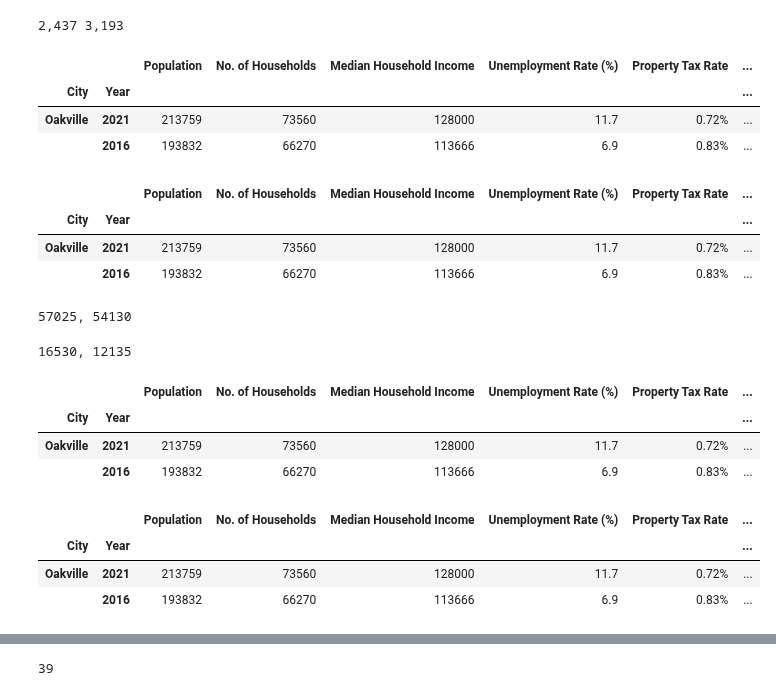
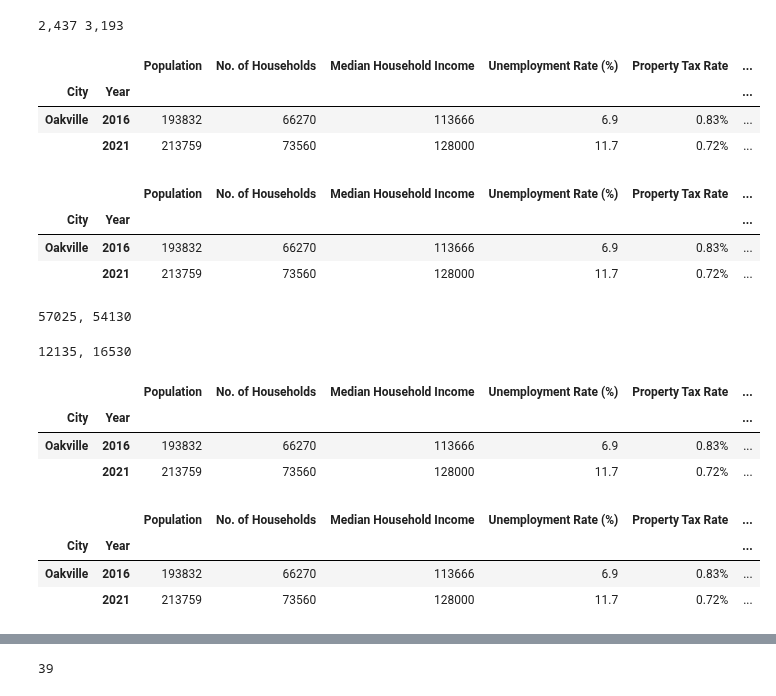
Before and after one commit to MaisieDeGraaf/oakville-housing-analysis, a Jupyter notebook: Code-Pooja/Housing.ipynb, the cells around one changed output, grey strips where cells are left out. Saved outputs shown, nothing was run; the diff lists cells and outputs as text; code cells hidden in the pictures.

```diff
--- a/Code-Pooja/Housing.ipynb
+++ b/Code-Pooja/Housing.ipynb
@@ -288,7 +288,7 @@ avg_rental_2021
 # %% [output]
 '$3,363'
 # %%
-Oakville_df["Average Sale Price"] = [avg_sale_2021, avg_sale_2016]
+Oakville_df["Average Sale Price"] = [avg_sale_2016, avg_sale_2021]
 Oakville_df
 # %% [output]
 |  |  | Population | No. of Households | Median Household Income | Unemployment Rate (%) | Property Tax Rate | ... |
@@ -298,5 +298,5 @@ Oakville_df
 # %%
-Oakville_df["Median Sale Price"] = [med_sale_2021, med_sale_2016]
+Oakville_df["Median Sale Price"] = [med_sale_2016, med_sale_2021]
 Oakville_df
 # %% [output]
 |  |  | Population | No. of Households | Median Household Income | Unemployment Rate (%) | Property Tax Rate | ... |
@@ -306,5 +306,5 @@ Oakville_df
 # %%
-Oakville_df["Average Rental Price"] = [avg_rental_2021, avg_rental_2016]
+Oakville_df["Average Rental Price"] = [avg_rental_2016, avg_rental_2021]
 Oakville_df
 # %% [output]
 |  |  | Population | No. of Households | Median Household Income | Unemployment Rate (%) | Property Tax Rate | ... |
@@ -314,5 +314,5 @@ Oakville_df
 # %%
-Oakville_df["Median Rental Price"] = [med_rental_2021, med_rental_2016]
+Oakville_df["Median Rental Price"] = [med_rental_2016, med_rental_2021]
 Oakville_df
 # %% [output]
 |  |  | Population | No. of Households | Median Household Income | Unemployment Rate (%) | Property Tax Rate | ... |
@@ -382,20 +382,20 @@ new_under_construction_df = print(new_under_construction_2016, new_under_constru
 # %% [output]
 2,437 3,193
 # %%
-Oakville_df["New Builds"] = [new_completed_2021, new_completed_2016]
+Oakville_df["New Builds"] = [new_completed_2016, new_completed_2021]
 Oakville_df
 # %% [output]
 |  |  | Population | No. of Households | Median Household Income | Unemployment Rate (%) | Property Tax Rate | ... |
 | City | Year |  |  |  |  |  | ... |
-| Oakville | 2021 | 213759 | 73560 | 128000 | 11.7 | 0.72% | ... |
-|  | 2016 | 193832 | 66270 | 113666 | 6.9 | 0.83% | ... |
+| Oakville | 2016 | 193832 | 66270 | 113666 | 6.9 | 0.83% | ... |
+|  | 2021 | 213759 | 73560 | 128000 | 11.7 | 0.72% | ... |
 # %%
-Oakville_df["Under Construction"] = [new_under_construction_2021, new_under_construction_2016]
+Oakville_df["Under Construction"] = [new_under_construction_2016, new_under_construction_2021]
 Oakville_df
 # %% [output]
 |  |  | Population | No. of Households | Median Household Income | Unemployment Rate (%) | Property Tax Rate | ... |
 | City | Year |  |  |  |  |  | ... |
-| Oakville | 2021 | 213759 | 73560 | 128000 | 11.7 | 0.72% | ... |
-|  | 2016 | 193832 | 66270 | 113666 | 6.9 | 0.83% | ... |
+| Oakville | 2016 | 193832 | 66270 | 113666 | 6.9 | 0.83% | ... |
+|  | 2021 | 213759 | 73560 | 128000 | 11.7 | 0.72% | ... |
 # %%
 #Owned houses
@@ -407,28 +408,29 @@ print(f"{own_2021}, {own_2016}")
 57025, 54130
 # %%
 #Rented houses
+
+rented_2016 = combined_df.iloc[119]['2016'].astype(int)
 rented_2021 = combined_df.iloc[119]['2021'].astype(int)
-rented_2016 = combined_df.iloc[119]['2016'].astype(int)
 
-print(f"{rented_2021}, {rented_2016}")
+print(f"{rented_2016}, {rented_2021}")
 # %% [output]
-16530, 12135
+12135, 16530
 # %%
-Oakville_df["No. of Owned Houses"] = [own_2021, own_2016]
+Oakville_df["No. of Owned Houses"] = [own_2016, own_2021]
 Oakville_df
 # %% [output]
 |  |  | Population | No. of Households | Median Household Income | Unemployment Rate (%) | Property Tax Rate | ... |
 | City | Year |  |  |  |  |  | ... |
-| Oakville | 2021 | 213759 | 73560 | 128000 | 11.7 | 0.72% | ... |
-|  | 2016 | 193832 | 66270 | 113666 | 6.9 | 0.83% | ... |
+| Oakville | 2016 | 193832 | 66270 | 113666 | 6.9 | 0.83% | ... |
+|  | 2021 | 213759 | 73560 | 128000 | 11.7 | 0.72% | ... |
 # %%
-Oakville_df["No. of Rented Houses"] = [rented_2021, rented_2016]
+Oakville_df["No. of Rented Houses"] = [rented_2016, rented_2021]
 Oakville_df
 # %% [output]
 |  |  | Population | No. of Households | Median Household Income | Unemployment Rate (%) | Property Tax Rate | ... |
 | City | Year |  |  |  |  |  | ... |
-| Oakville | 2021 | 213759 | 73560 | 128000 | 11.7 | 0.72% | ... |
-|  | 2016 | 193832 | 66270 | 113666 | 6.9 | 0.83% | ... |
+| Oakville | 2016 | 193832 | 66270 | 113666 | 6.9 | 0.83% | ... |
+|  | 2021 | 213759 | 73560 | 128000 | 11.7 | 0.72% | ... |
 # %%
 #Create an Output file
 
```
Also changed, not shown: parts of 16 cells of this notebook, 1 other file.
